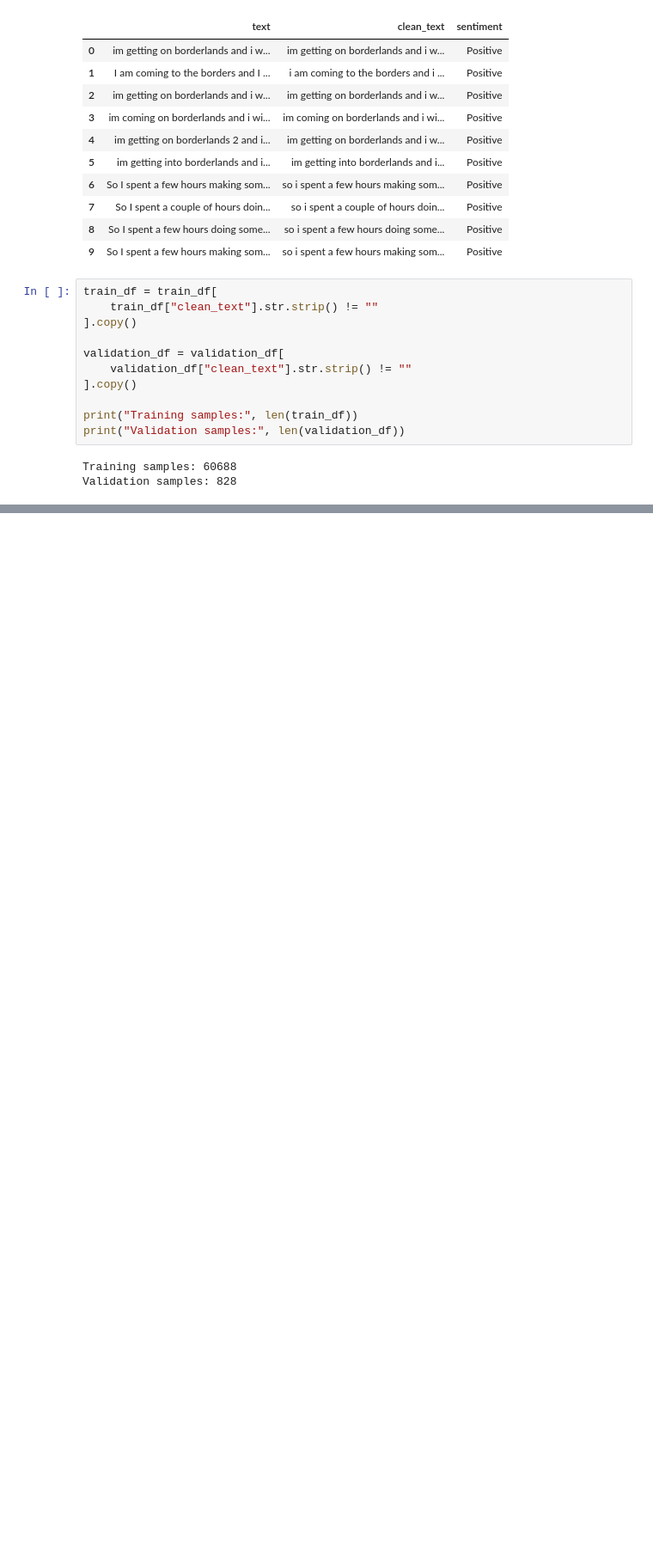
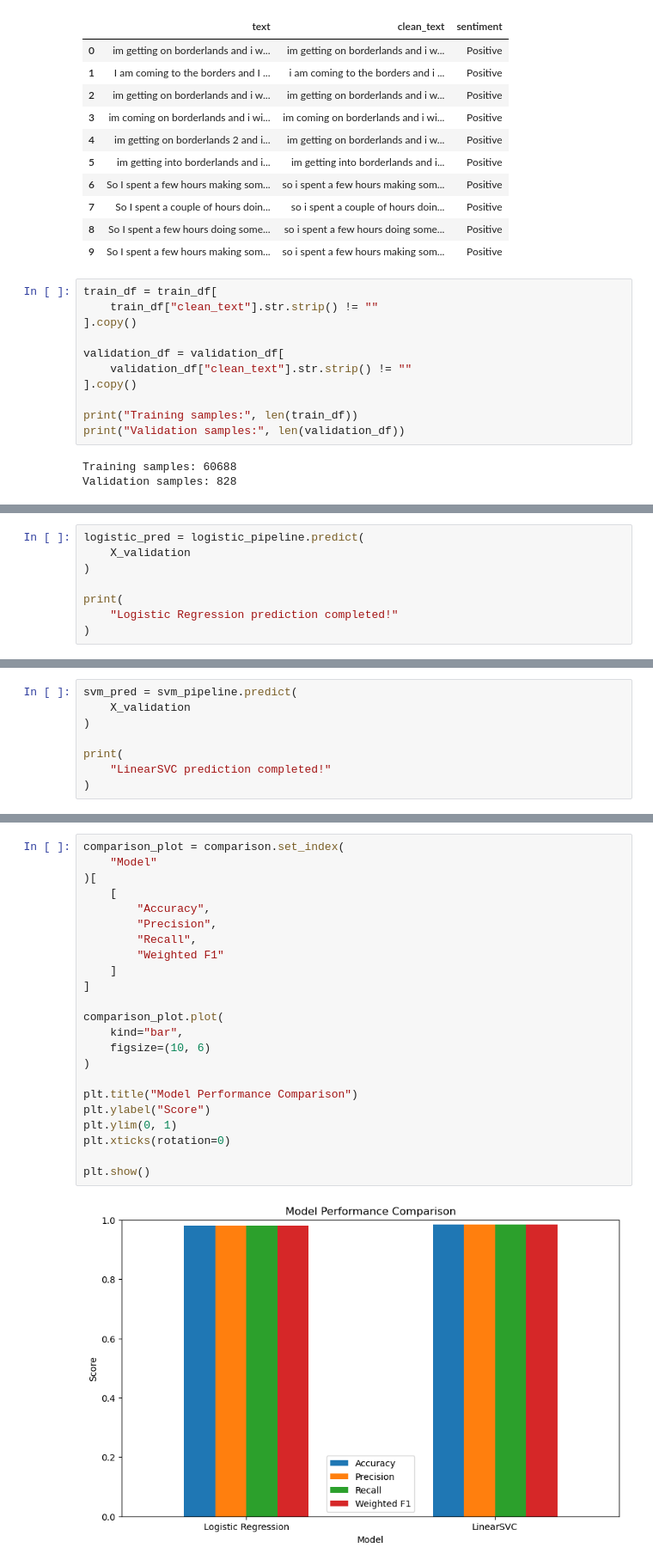
Before and after one commit to Sayanijana23/Sentify, a Jupyter notebook: analysis.ipynb, the cells around one changed output, grey strips where cells are left out. Shown at 86% size. Saved outputs shown, nothing was run; the diff lists cells and outputs as text; blank space fills up the shorter version.

```diff
--- a/analysis.ipynb
+++ b/analysis.ipynb
@@ -980,0 +331,8 @@ Validation F1: 0.9843
+# %%
+logistic_pred = logistic_pipeline.predict(
+    X_validation
+)
+
+print(
+    "Logistic Regression prediction completed!"
+)
@@ -980,0 +341,8 @@ Validation F1: 0.9843
+# %%
+svm_pred = svm_pipeline.predict(
+    X_validation
+)
+
+print(
+    "LinearSVC prediction completed!"
+)
@@ -980,0 +521,25 @@ Validation F1: 0.9843
+# %%
+comparison_plot = comparison.set_index(
+    "Model"
+)[
+    [
+        "Accuracy",
+        "Precision",
+        "Recall",
+        "Weighted F1"
+    ]
+]
+
+comparison_plot.plot(
+    kind="bar",
+    figsize=(10, 6)
+)
+
+plt.title("Model Performance Comparison")
+plt.ylabel("Score")
+plt.ylim(0, 1)
+plt.xticks(rotation=0)
+
+plt.show()
+# %% [output]
+[figure, added]
```
Also changed, not shown: parts of 49 cells of this notebook, 6 other files.
